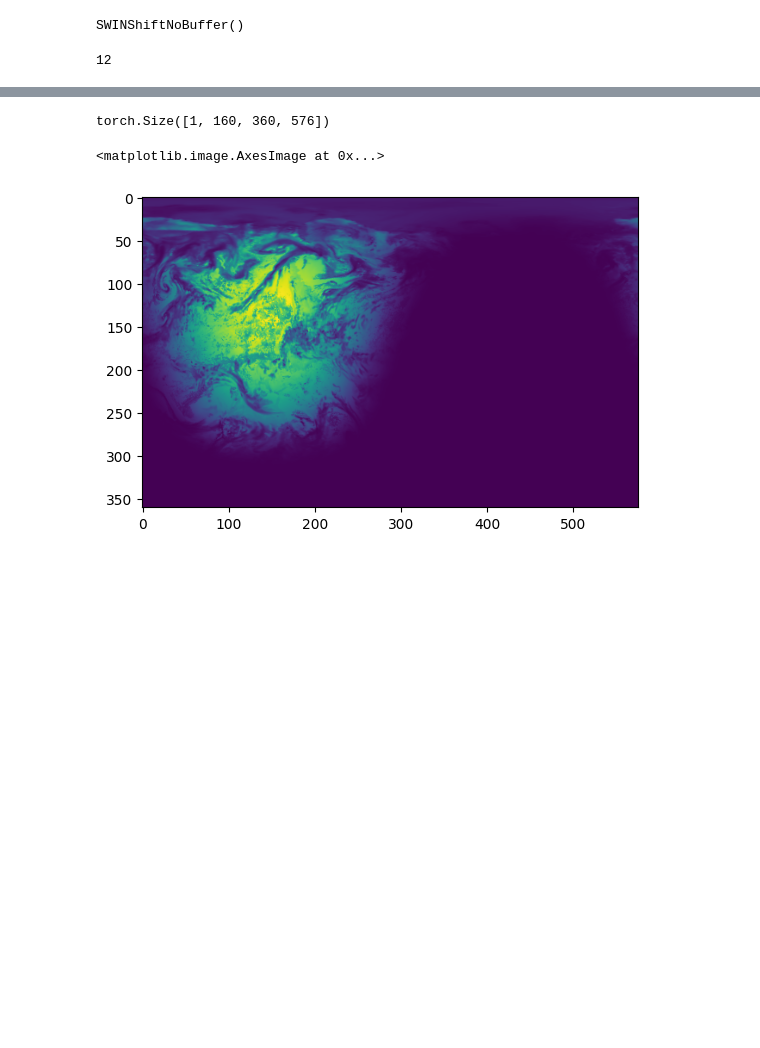
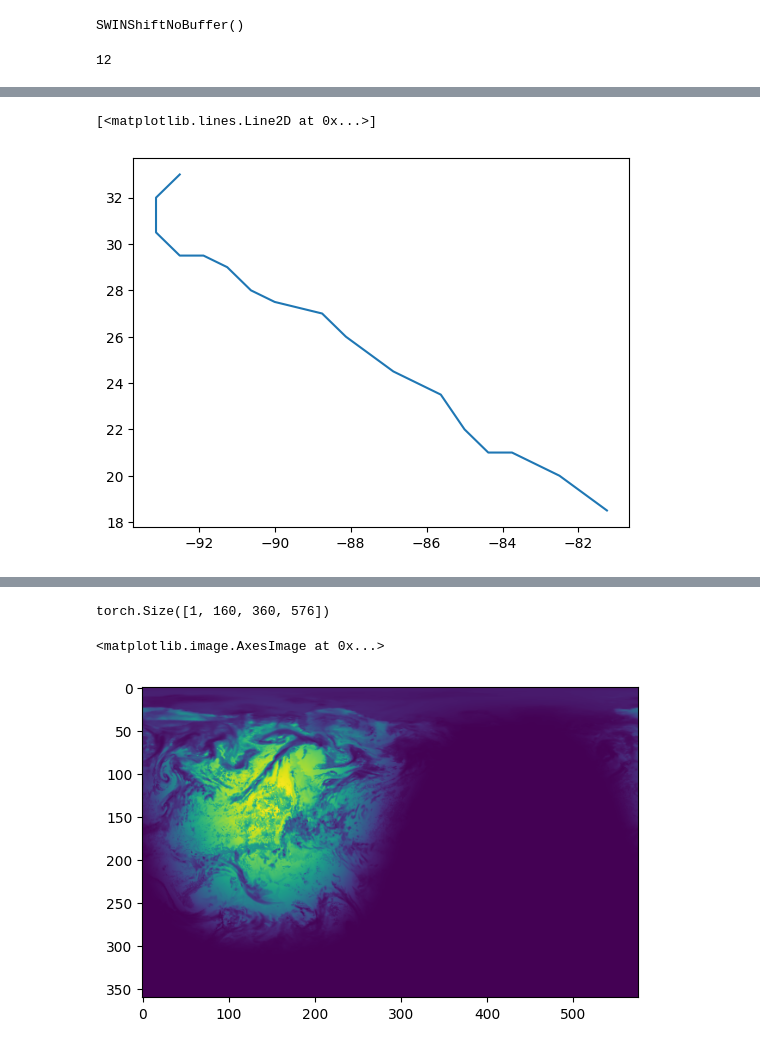
Before and after one commit to fm4a/fm4a, a Jupyter notebook: session_1/prithvi_wxc_tc_forecast.ipynb, the cells around one changed output, grey strips where cells are left out. Saved outputs shown, nothing was run; the diff lists cells and outputs as text; code cells hidden in the pictures; blank space fills up the shorter version.

```diff
--- a/session_1/prithvi_wxc_tc_forecast.ipynb
+++ b/session_1/prithvi_wxc_tc_forecast.ipynb
@@ -426,0 +246,5 @@ RuntimeError: Expected all tensors to be on the same device, but found at least
+# %%
+plt.plot(track[:, 0], track[:, 1])
+# %% [output]
+[<matplotlib.lines.Line2D at 0x...>]
+[figure, added]
```
Also changed, not shown: parts of 41 cells of this notebook, 1 other file.
